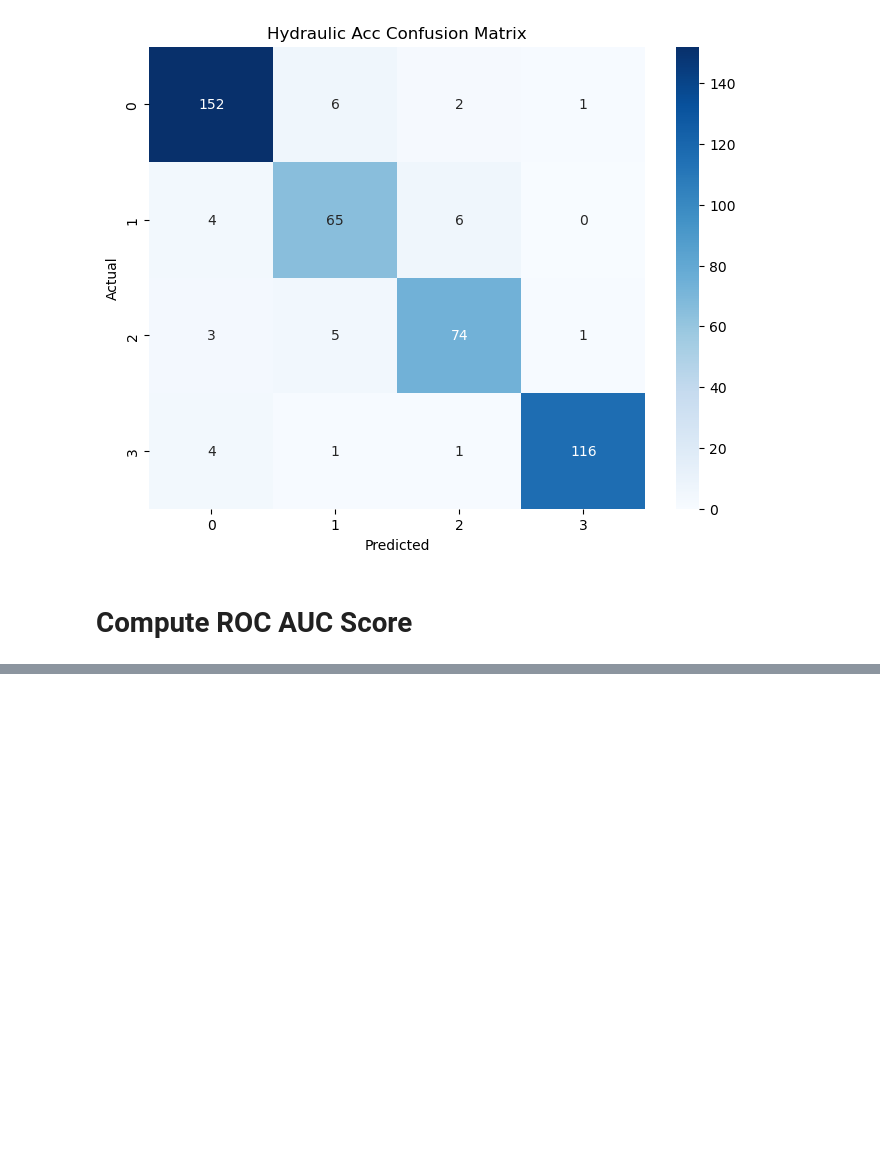
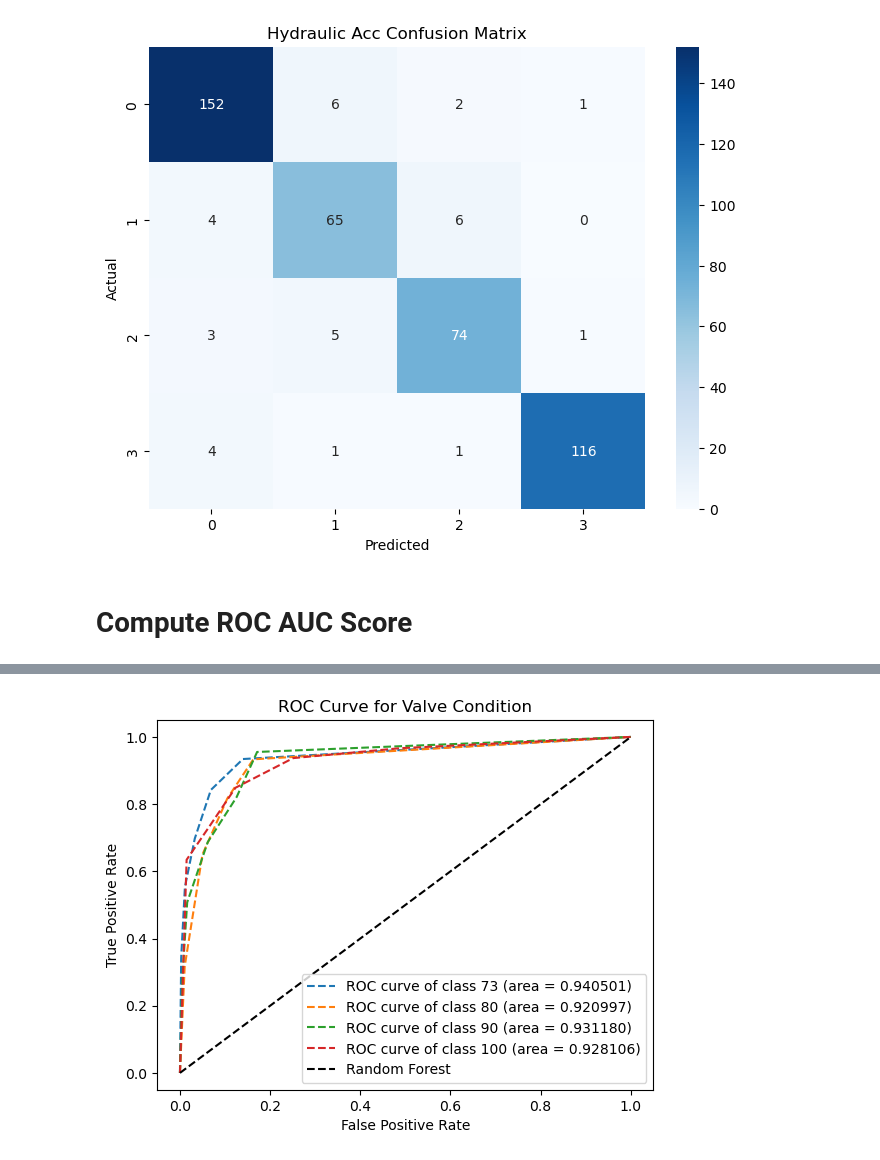
Before and after one commit to ajaykofficial/Machine-Learning, a Jupyter notebook: Condition Monitoring of Hydraulic System/KNN.ipynb, the cells around one changed output, grey strips where cells are left out. Saved outputs shown, nothing was run; the diff lists cells and outputs as text; code cells hidden in the pictures; blank space fills up the shorter version.

```diff
--- a/Condition Monitoring of Hydraulic System/KNN.ipynb
+++ b/Condition Monitoring of Hydraulic System/KNN.ipynb
@@ -316,0 +338,17 @@ print("ROC AUC Score - Stable Flag:",roc_auc_score_stable)
+# %%
+class_valve=np.unique(y_test['y_valveCondition'])
+fpr_valve = dict()
+tpr_valve = dict()
+roc_auc_valve = dict()
+for i in range(class_valve.shape[0]):
+    fpr_valve[i], tpr_valve[i], _ = roc_curve(y_test['y_valveCondition'], y_pred_prob_valve[:,i], pos_label=class_valve[i])
+    roc_auc_valve[i] = auc(fpr_valve[i], tpr_valve[i])
+    plt.plot(fpr_valve[i], tpr_valve[i], linestyle='--',label='ROC curve of class {0} (area = {1:f})'.format(class_valve[i], roc_auc_valve[i]))
+plt.plot([0, 1], [0, 1], 'k--',label='Random Forest')
+plt.xlabel('False Positive Rate')
+plt.ylabel('True Positive Rate')
+plt.title('ROC Curve for Valve Condition')
+plt.legend(loc="lower right")
+plt.show()
+# %% [output]
+[figure, added]
```
Also changed, not shown: parts of 7 cells of this notebook.
